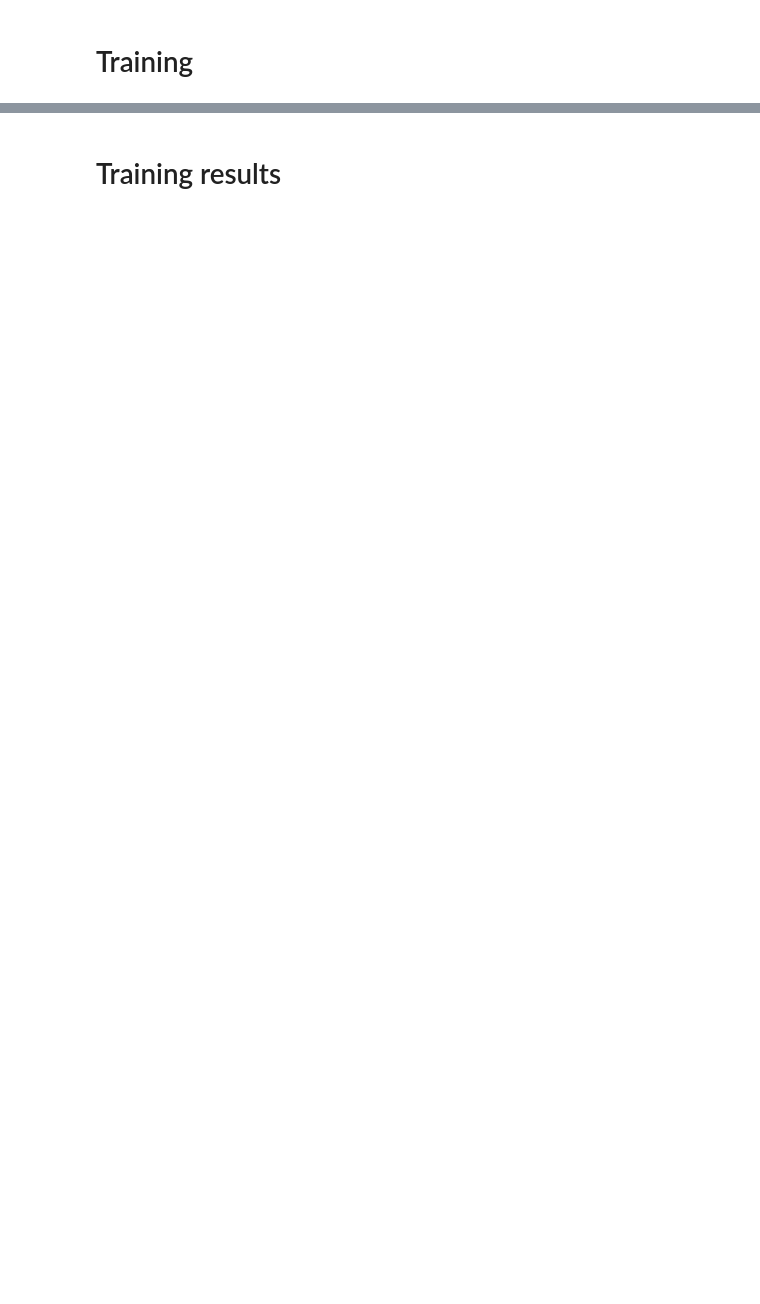
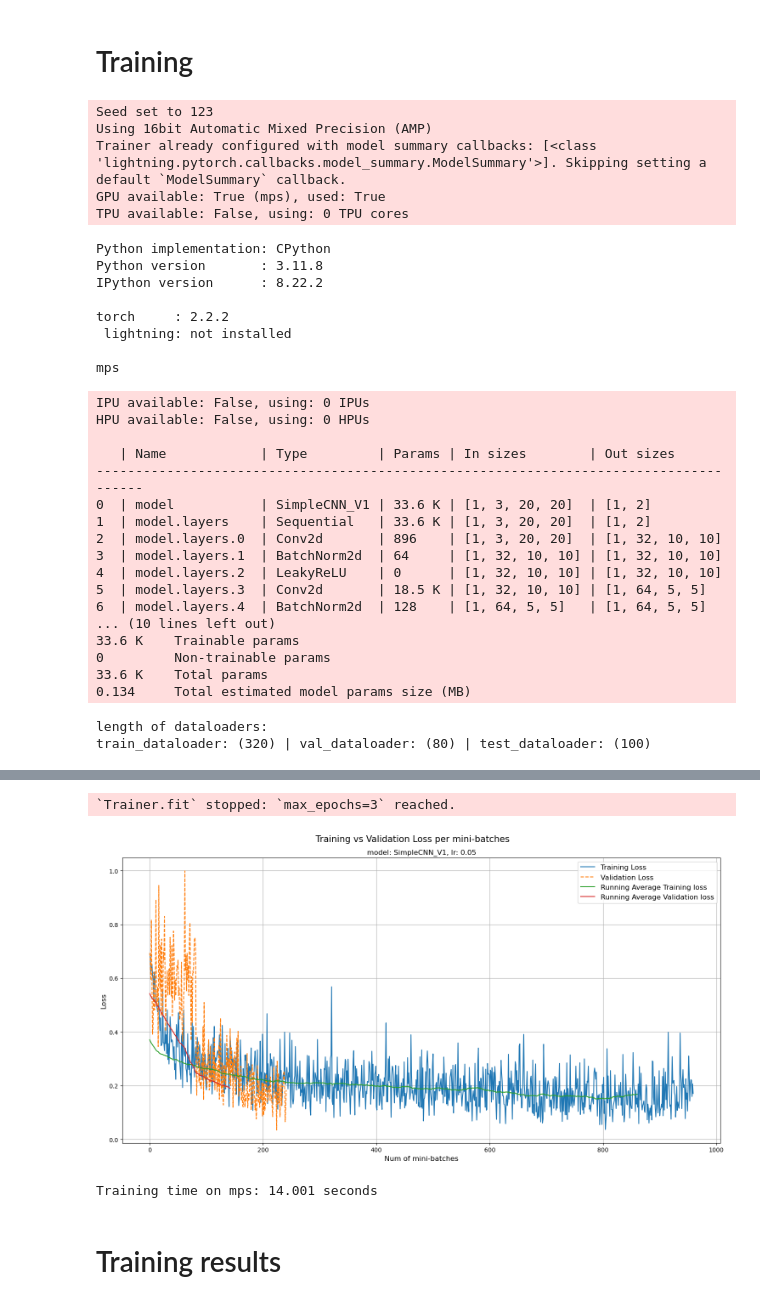
Before and after one commit to benintw/Airplane-Detection-from-Satellite-Imagery, a Jupyter notebook: lightning_planes_detection.ipynb, the cells around one changed output, grey strips where cells are left out. Drawn from its saved outputs; the diff is of its cells as text; code cells hidden in the pictures; blank space fills up the shorter version.

```diff
--- a/lightning_planes_detection.ipynb
+++ b/lightning_planes_detection.ipynb
@@ -308,7 +1136,6 @@ class SimpleCNN_V1(nn.Module):
             ),
             nn.BatchNorm2d(64),
             nn.LeakyReLU(0.01),
-            nn.Dropout(0.02),
             nn.Conv2d(
                 in_channels=64,
                 out_channels=16,
@@ -330,10 +1157,3 @@ class SimpleCNN_V1(nn.Module):
     def forward(self, x):
         x = self.layers(x)
         return x
-# %%
-from torchview import draw_graph
-
-model = SimpleCNN_V1(num_classes=2)
-batch_size = 64
-model_graph = draw_graph(model, input_size=(1, 3, 20, 20), device="meta")
-model_graph.visual_graph
@@ -798,8 +1596,9 @@ IMG_SIZE = 20
 BATCH_SIZE = 64
 TEST_SIZE = 0.2
 
-NUM_EPOCHS = 46
+NUM_EPOCHS = 3
 LEARNING_RATE = 0.05
+
 
 L.seed_everything(RANDOM_SEED)
 
@@ -847,3 +1646,36 @@ total_train_time_model_0 = print_train_time(
     end=train_time_end,
     device=device,
 )
+# %% [output]
+Seed set to 123
+Using 16bit Automatic Mixed Precision (AMP)
+Trainer already configured with model summary callbacks: [<class 'lightning.pytorch.callbacks.model_summary.ModelSummary'>]. Skipping setting a default `ModelSummary` callback.
+GPU available: True (mps), used: True
+TPU available: False, using: 0 TPU cores
+Python implementation: CPython
+Python version       : 3.11.8
+IPython version      : 8.22.2
+
+torch     : 2.2.2
+ lightning: not installed
+
+mps
+IPU available: False, using: 0 IPUs
+HPU available: False, using: 0 HPUs
+
+   | Name            | Type         | Params | In sizes        | Out sizes
+--------------------------------------------------------------------------------------
+0  | model           | SimpleCNN_V1 | 33.6 K | [1, 3, 20, 20]  | [1, 2]
+1  | model.layers    | Sequential   | 33.6 K | [1, 3, 20, 20]  | [1, 2]
+2  | model.layers.0  | Conv2d       | 896    | [1, 3, 20, 20]  | [1, 32, 10, 10]
+3  | model.layers.1  | BatchNorm2d  | 64     | [1, 32, 10, 10] | [1, 32, 10, 10]
+4  | model.layers.2  | LeakyReLU    | 0      | [1, 32, 10, 10] | [1, 32, 10, 10]
+5  | model.layers.3  | Conv2d       | 18.5 K | [1, 32, 10, 10] | [1, 64, 5, 5]
+6  | model.layers.4  | BatchNorm2d  | 128    | [1, 64, 5, 5]   | [1, 64, 5, 5]
+... (10 lines left out)
+33.6 K    Trainable params
+0         Non-trainable params
+33.6 K    Total params
+0.134     Total estimated model params size (MB)
+length of dataloaders:
+train_dataloader: (320) | val_dataloader: (80) | test_dataloader: (100)
@@ -850,2 +1684,5 @@ total_train_time_model_0 = print_train_time(
+`Trainer.fit` stopped: `max_epochs=3` reached.
+[figure, added]
+Training time on mps: 14.001 seconds
 # %% [markdown]
 # Training results
```
Also changed, not shown: parts of 51 cells of this notebook.
